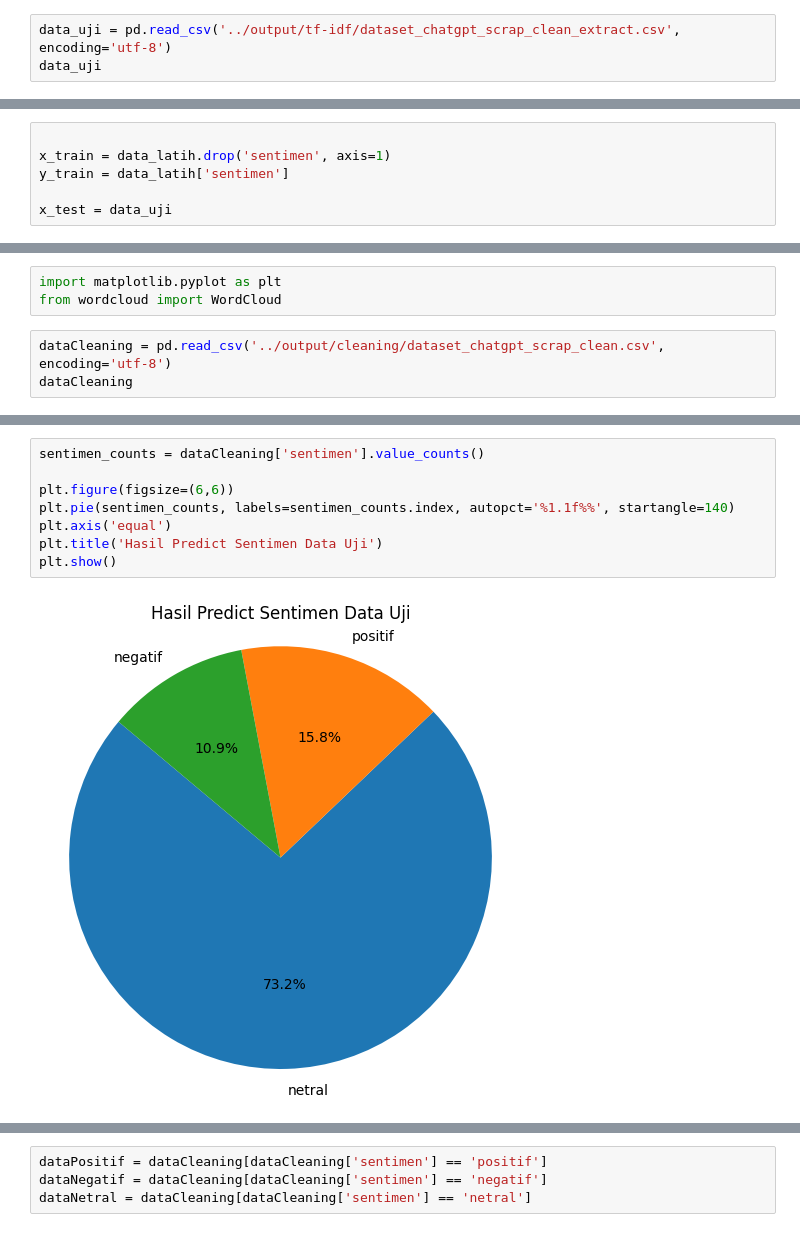
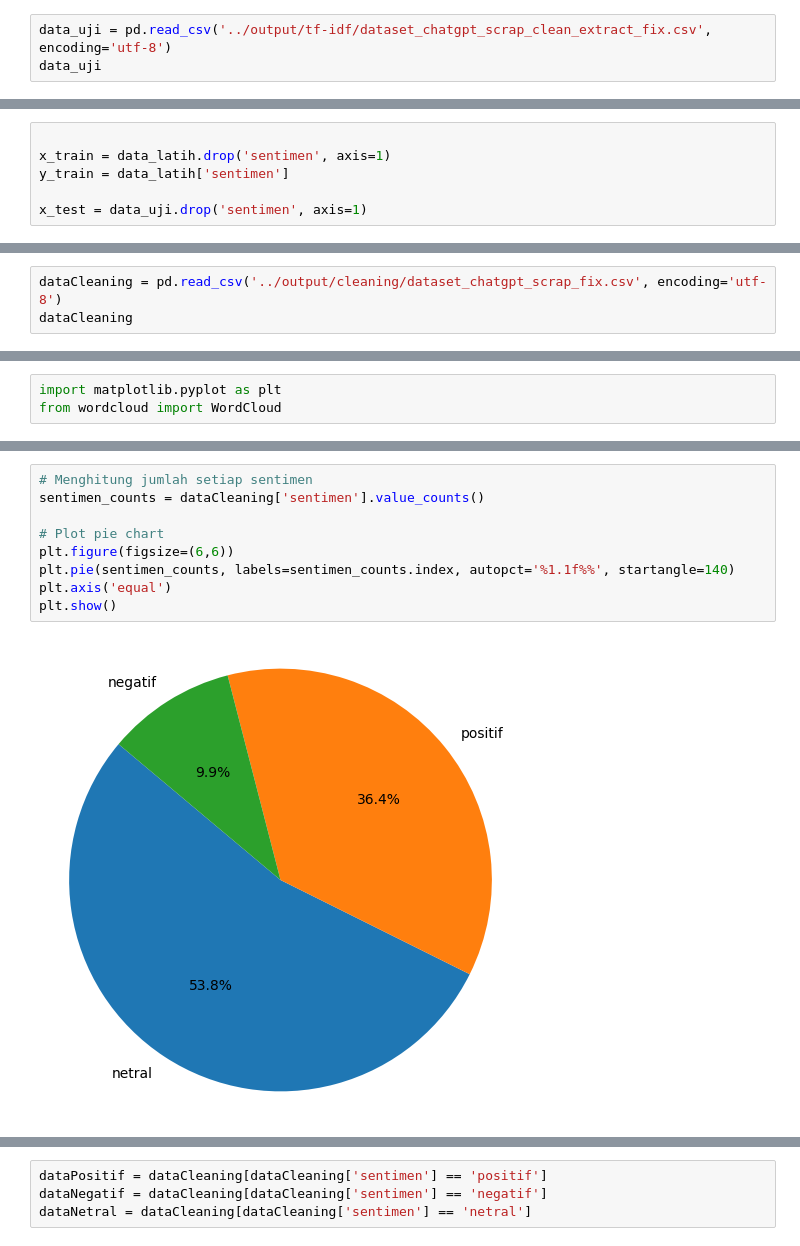
Before and after one commit to ardwiinoo/knn-sentiment-analysis, a Jupyter notebook: notebook/predicted.ipynb, the cells around one changed output, grey strips where cells are left out. Cells and saved outputs as stored; diff of their text form.

```diff
--- a/notebook/predicted.ipynb
+++ b/notebook/predicted.ipynb
@@ -20,4 +20,4 @@ data_latih
 # %%
-data_uji = pd.read_csv('../output/tf-idf/dataset_chatgpt_scrap_clean_extract.csv', encoding='utf-8')
+data_uji = pd.read_csv('../output/tf-idf/dataset_chatgpt_scrap_clean_extract_fix.csv', encoding='utf-8')
 data_uji
 # %% [output]
@@ -39,7 +39,7 @@ data_uji
 x_train = data_latih.drop('sentimen', axis=1)
 y_train = data_latih['sentimen']
 
-x_test = data_uji
+x_test = data_uji.drop('sentimen', axis=1)
 # %%
 # SMOTE
 # !pip install imblearn
@@ -61,0 +104,3 @@ print(y_pred)
+# %%
+dataCleaning = pd.read_csv('../output/cleaning/dataset_chatgpt_scrap_fix.csv', encoding='utf-8')
+dataCleaning
@@ -62,6 +138,3 @@ print(y_pred)
 # %%
 import matplotlib.pyplot as plt
 from wordcloud import WordCloud
-# %%
-dataCleaning = pd.read_csv('../output/cleaning/dataset_chatgpt_scrap_clean.csv', encoding='utf-8')
-dataCleaning
@@ -99,13 +141,14 @@ dataCleaning
 # %%
+# Menghitung jumlah setiap sentimen
 sentimen_counts = dataCleaning['sentimen'].value_counts()
 
+# Plot pie chart
 plt.figure(figsize=(6,6))
 plt.pie(sentimen_counts, labels=sentimen_counts.index, autopct='%1.1f%%', startangle=140)
 plt.axis('equal')
-plt.title('Hasil Predict Sentimen Data Uji')
 plt.show()
 # %% [output]
-[figure, old version]
+[figure, new version]
 # %%
 positive_text = ' '.join(dataCleaning[dataCleaning['sentimen'] == 'positif']['resultStemming'])
 negative_text = ' '.join(dataCleaning[dataCleaning['sentimen'] == 'negatif']['resultStemming'])
```
Also changed, not shown: parts of 13 cells of this notebook.
